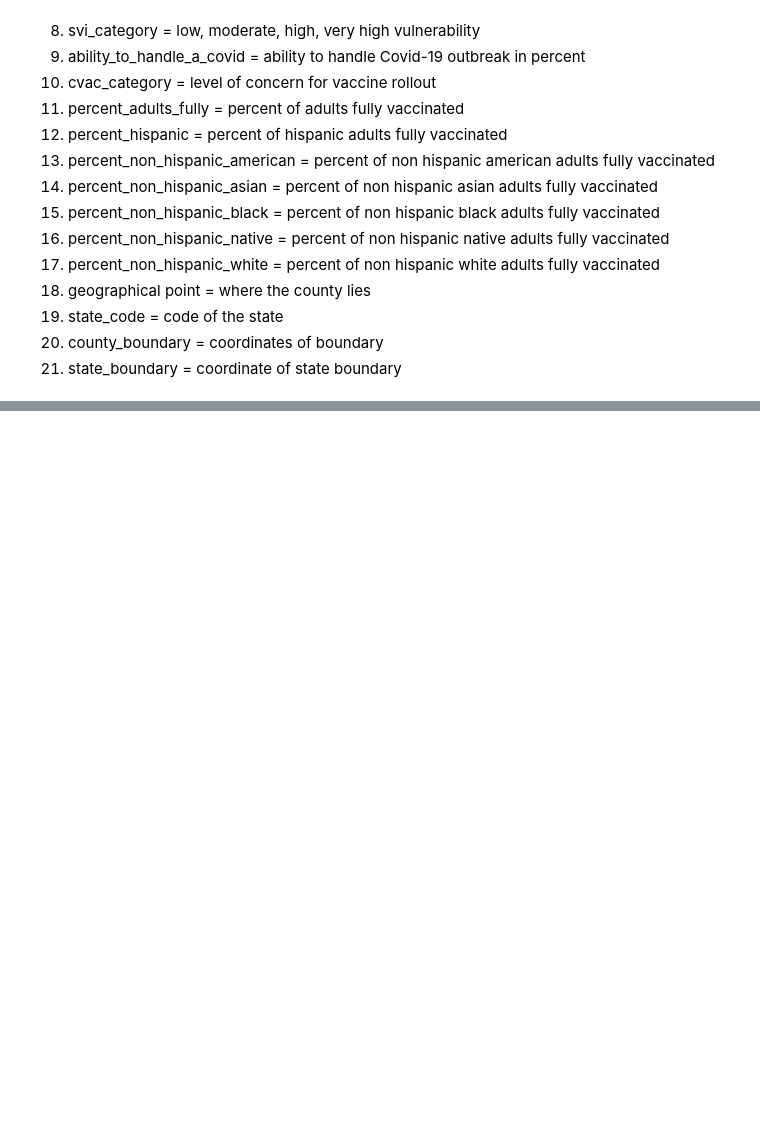
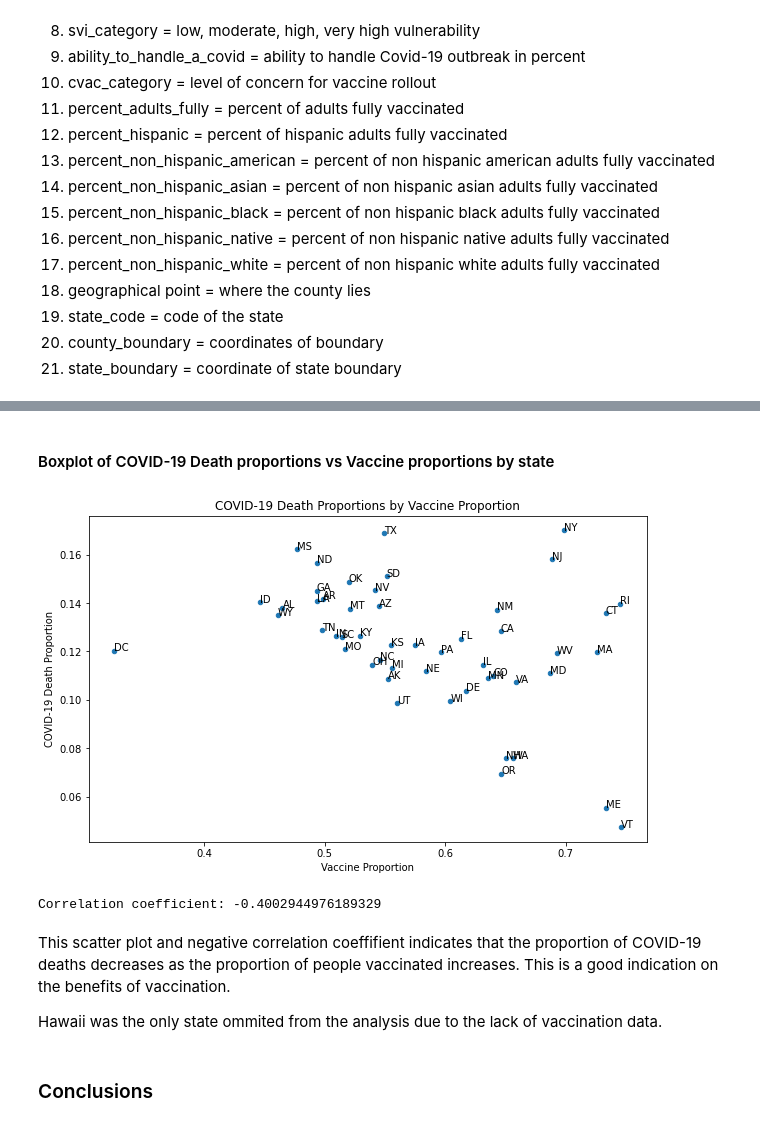
Before and after one commit to gspiga/STAT141Bfinal, a Jupyter notebook: CDC Vaccine Hesitancy Master.ipynb, the cells around one changed output, grey strips where cells are left out. Cells and saved outputs as stored; diff of their text form; code cells hidden in the pictures; blank space fills up the shorter version.

```diff
--- a/CDC Vaccine Hesitancy Master.ipynb
+++ b/CDC Vaccine Hesitancy Master.ipynb
@@ -24,3 +41,31 @@ hesitancy_df.head()
 | 3 | 1129 | Washington County, Alabama | ALABAMA | 0.1735 | 0.2357 | 0.1337 | ... |
 | 4 | 1133 | Winston County, Alabama | ALABAMA | 0.1805 | 0.2313 | 0.1379 | ... |
 5 rows × 23 columns
+# %%
+# Request vaccination data
+cdc_completed_vaccinations_endpoint = 'https://data.cdc.gov/resource/8xkx-amqh.json?$limit=5000'
+r = requests.get(cdc_completed_vaccinations_endpoint)
+county_vaccination_counts_df = pd.DataFrame(r.json())
+# county_vaccination_counts_df.head()
+county_vaccination_counts_df = county_vaccination_counts_df.filter(
+    [
+        'date',
+        'recip_state',
+        'series_complete_yes'
+    ]
+)
+
+# Filter by today's date in format YYYY-MM-DD
+today = datetime.datetime(2021, 12, 9).strftime('%Y-%m-%d')
+today = today + 'T00:00:00.000'
+county_vaccination_counts_df = county_vaccination_counts_df[
+    county_vaccination_counts_df['date'] == today
+]
+
+# Turn completed vaccination counts into integers
+county_vaccination_counts_df['series_complete_yes'] = county_vaccination_counts_df['series_complete_yes'].astype(int)
+county_vaccination_counts_df['State Abbreviation'] = county_vaccination_counts_df['recip_state'].str.upper()
+
+# Group counts by state
+state_vaccinations_df = county_vaccination_counts_df.groupby('State Abbreviation').sum()
+state_vaccinations_df.head()
@@ -73,0 +270,30 @@ memory usage: 564.7+ KB
+# %% [markdown]
+#### Boxplot of COVID-19 Death proportions vs Vaccine proportions by state
+# %%
+# Plot boxplot
+state_vaccinations_df.plot(
+    x='Vaccine Proportion',
+    y='COVID-19 Death Proportion',
+    kind='scatter',
+    title='COVID-19 Death Proportions by Vaccine Proportion',
+    figsize=(10, 6)
+)
+
+# Annotate points
+for idx, row in state_vaccinations_df.iterrows():
+    plt.text(row['Vaccine Proportion'], row['COVID-19 Death Proportion'], idx)
+# %% [output]
+[figure, added]
+# %%
+# Compute correlation coefficient
+death_vax_correlation = state_vaccinations_df['Vaccine Proportion'].corr(state_vaccinations_df['COVID-19 Death Proportion'])
+print(f'Correlation coefficient: {death_vax_correlation}')
+# %% [output]
+Correlation coefficient: -0.4002944976189329
+# %% [markdown]
+This scatter plot and negative correlation coeffifient indicates that the proportion of COVID-19 deaths decreases as the proportion of people vaccinated increases. This is a good indication on the benefits of vaccination.
+
+Hawaii was the only state ommited from the analysis due to the lack of vaccination data.
+# %% [markdown]
+<a id='conclusions'></a>
+### Conclusions
```
Also changed, not shown: parts of 14 cells of this notebook.
